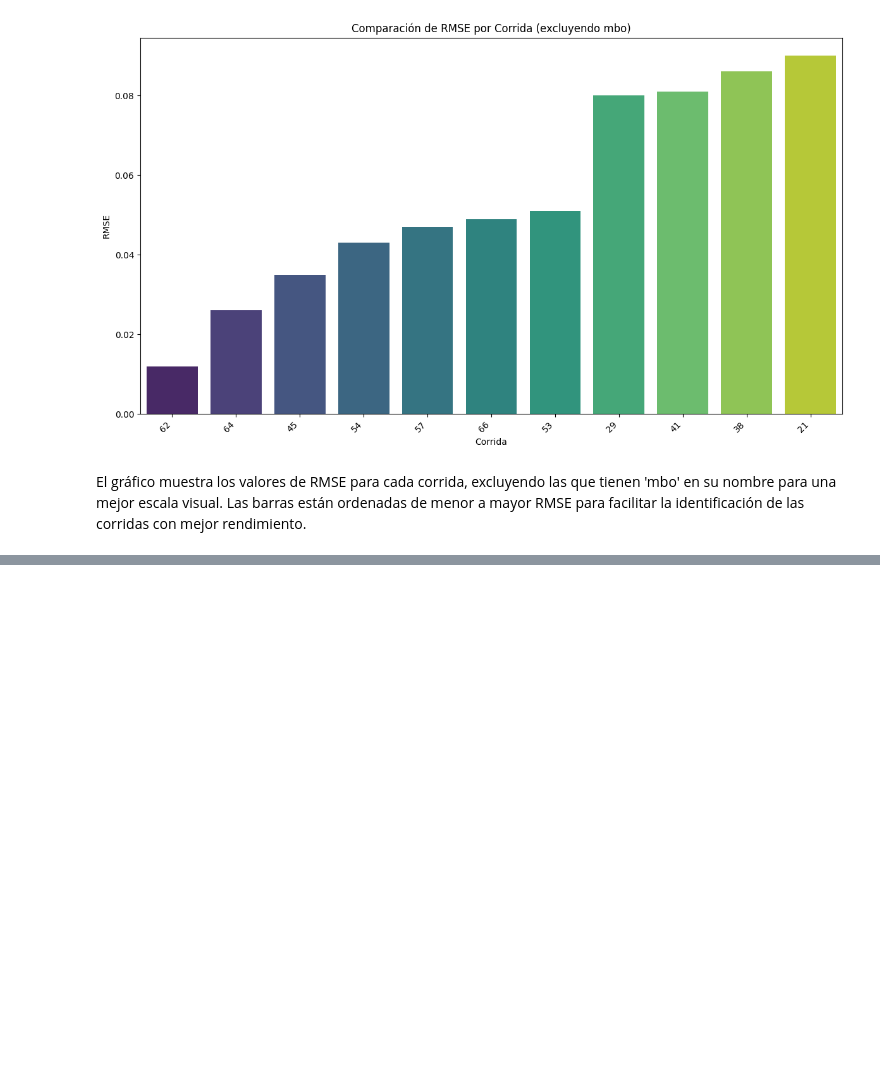
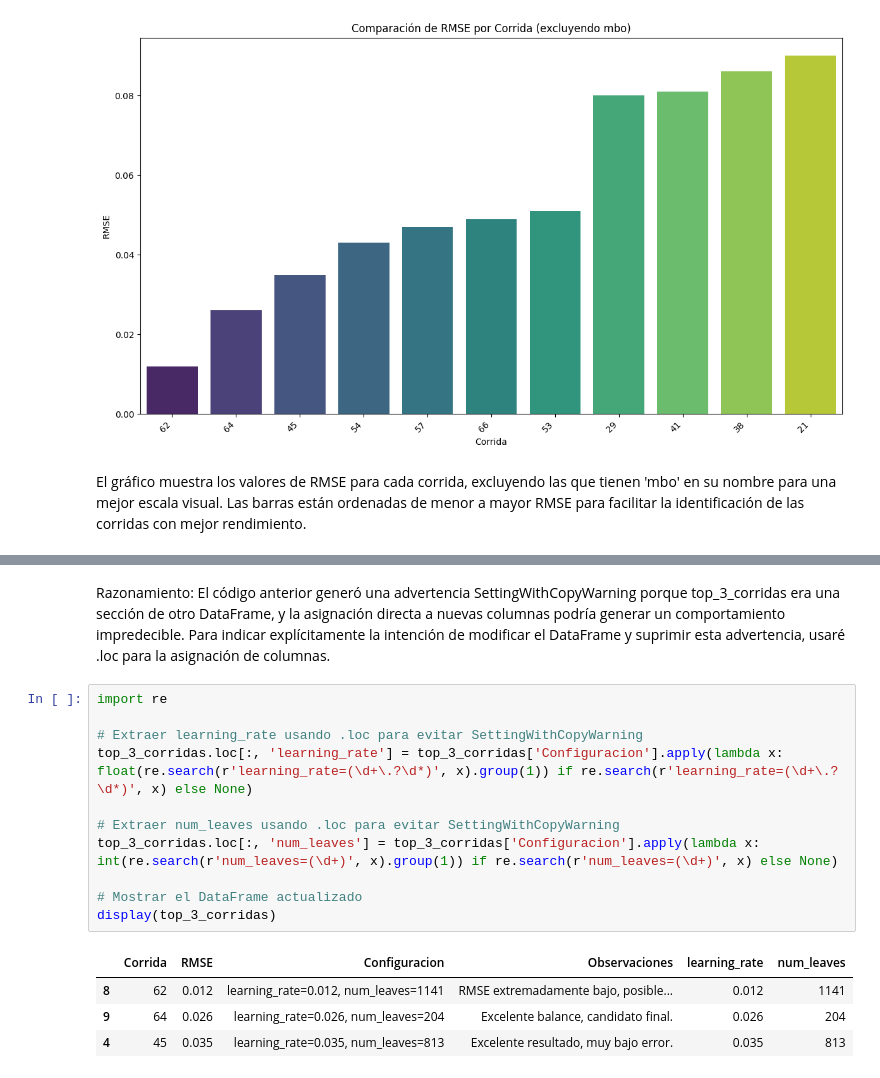
Before and after one commit to MartinaZubaran/health_economics_challenge, a Jupyter notebook: mejores_corridas.ipynb, the cells around one changed output, grey strips where cells are left out. Saved outputs shown, nothing was run; the diff lists cells and outputs as text; blank space fills up the shorter version.

```diff
--- a/mejores_corridas.ipynb
+++ b/mejores_corridas.ipynb
@@ -87,0 +164,18 @@ El gráfico muestra los valores de RMSE para cada corrida, excluyendo las que ti
+# %% [markdown]
+Razonamiento: El código anterior generó una advertencia SettingWithCopyWarning porque top_3_corridas era una sección de otro DataFrame, y la asignación directa a nuevas columnas podría generar un comportamiento impredecible. Para indicar explícitamente la intención de modificar el DataFrame y suprimir esta advertencia, usaré .loc para la asignación de columnas.
+# %%
+import re
+
+# Extraer learning_rate usando .loc para evitar SettingWithCopyWarning
+top_3_corridas.loc[:, 'learning_rate'] = top_3_corridas['Configuracion'].apply(lambda x: float(re.search(r'learning_rate=(\d+\.?\d*)', x).group(1)) if re.search(r'learning_rate=(\d+\.?\d*)', x) else None)
+
+# Extraer num_leaves usando .loc para evitar SettingWithCopyWarning
+top_3_corridas.loc[:, 'num_leaves'] = top_3_corridas['Configuracion'].apply(lambda x: int(re.search(r'num_leaves=(\d+)', x).group(1)) if re.search(r'num_leaves=(\d+)', x) else None)
+
+# Mostrar el DataFrame actualizado
+display(top_3_corridas)
+# %% [output]
+|  | Corrida | RMSE | Configuracion | Observaciones | learning_rate | num_leaves |
+| 8 | 62 | 0.012 | learning_rate=0.012, num_leaves=1141 | RMSE extremadamente bajo, posible... | 0.012 | 1141 |
+| 9 | 64 | 0.026 | learning_rate=0.026, num_leaves=204 | Excelente balance, candidato final. | 0.026 | 204 |
+| 4 | 45 | 0.035 | learning_rate=0.035, num_leaves=813 | Excelente resultado, muy bajo error. | 0.035 | 813 |
```
Also changed, not shown: parts of 19 cells of this notebook.
